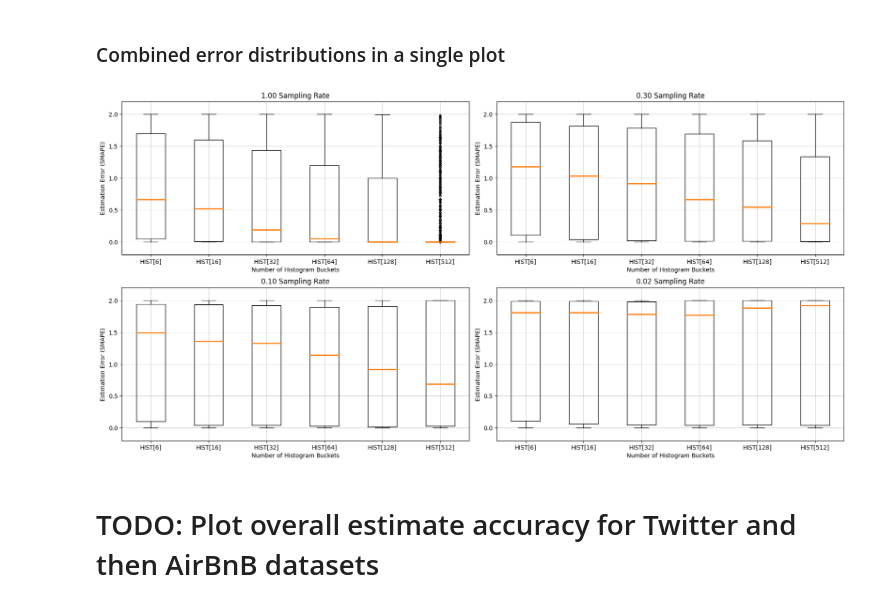
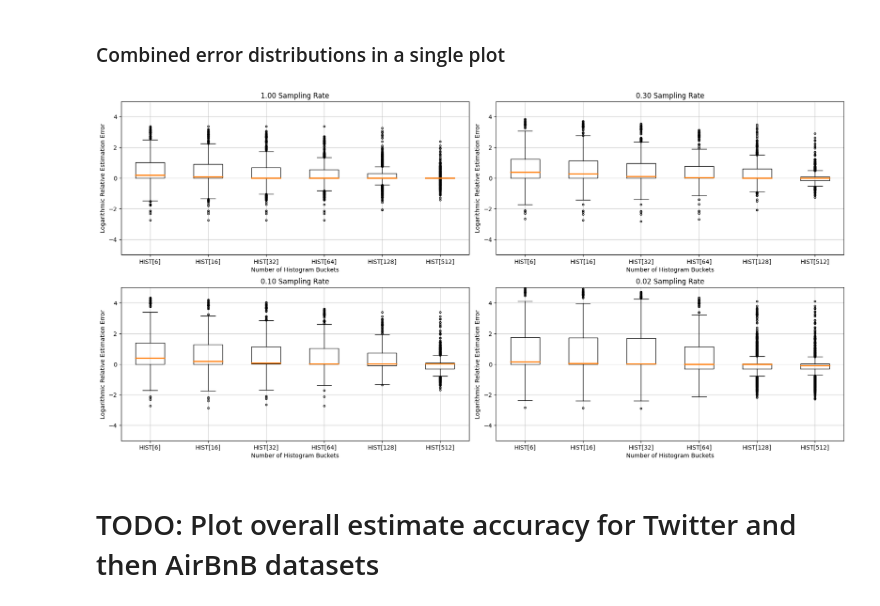
Before and after one commit to jonaengs/json-statistics-dev, a Jupyter notebook: notebooks/results_analysis.ipynb, the cells around one changed output. Drawn from its saved outputs; the diff is of its cells as text; code cells hidden in the pictures.

```diff
--- a/notebooks/results_analysis.ipynb
+++ b/notebooks/results_analysis.ipynb
@@ -40,7 +41,7 @@ stats_folder = "../stats/"
 figures_folder = "../figures/"
 
 
-in_file = "listings"
+in_file = "training"
 # %%
 
 def savefig(fig: Figure, name: str, **kwargs):
@@ -137,9 +138,9 @@ def translate_label(label: str) -> str:
             "gt": "GT (>)",
             "is_null": "is null",
             "is_not_null": "is not null",
-            "memberof": "mem",
-            "contains": "con",
-            "overlaps": "int",
+            "memberof": "member",
+            "contains": "contain",
+            "overlaps": "overlap",
         } | {
             str(stype): str(stype).split(".")[1]  for stype in StatType
         }
@@ -746,41 +799,41 @@ for sr in (0.0, 0.7, 0.9, 0.98):
         for operator, op_results in test_data.items():
             if not op_results: continue
 
-            op_errors = pd.Series(list(starmap(sym_rel_err, zip(*op_results))))
-            # op_errors = pd.Series(list(starmap(log_rel_err, zip(*op_results))))
+            # op_errors = pd.Series(list(starmap(sym_rel_err, zip(*op_results))))
+            op_errors = pd.Series(list(starmap(log_rel_err, zip(*op_results))))
             err_series = pd.concat([err_series, op_errors])
 
         title = format_title(stats_type=ov_sets["stats_type"], num_hist_bucks=ov_sets.get("num_histogram_buckets"), short_hist=True)
         result[title] = err_series
 
 
     all_results.append(result)
     all_titles.append(format_title(sampling_rate=sr))
 
     # fig = boxplot(result, ylim=(-0.2, 2.2), is_log=False, showfliers=True)
     # fig = boxplot(result, ylim=(-5, 5), showfliers=True)
 
 fig = multiple_boxplots(
     all_results,
     all_titles,
     showfliers=True,
 
-    # ylim=(-5, 6),
-    ylim=(-0.2, 2.2),
+    ylim=(-5, 5),
+    # ylim=(-0.2, 2.2),
     is_log=False,
 
     layout=(2,2),
     # shareax=True,
     xlabel="Number of Histogram Buckets",
-    ylabel="Estimation Error (SMAPE)",
+    ylabel="Logarithmic Relative Estimation Error",
     # violin=True,
 )
 
 # savefig(fig, "histogram_buckets_combined_log_error_per_sample_rate_violin")
 # savefig(fig, "histogram_buckets_combined_log_error_per_sample_rate_boxplot")
 savefig(fig, "histogram_buckets_combined_sym_error_per_sample_rate_boxplot")
 # %% [output]
-[figure, old version]
+[figure, new version]
 # %% [markdown]
 # TODO: Plot overall estimate accuracy for Twitter and then AirBnB datasets
 # %%
```
Also changed, not shown: parts of 12 cells of this notebook, 5 other files.
